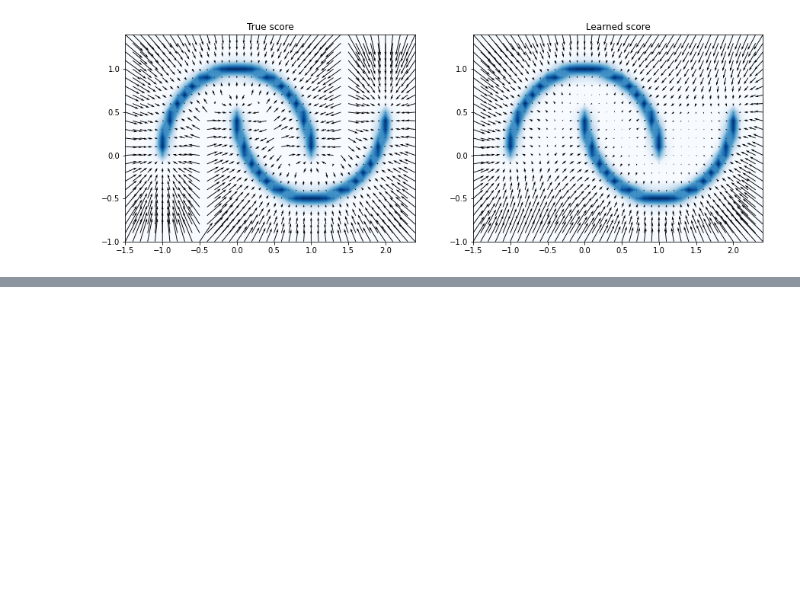
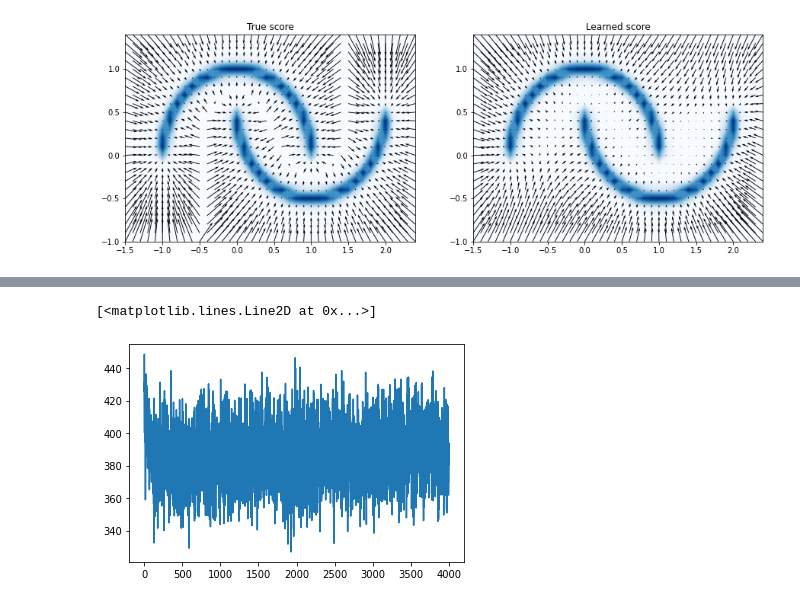
Before and after one commit to astrodeepnet/sbi_experiments, a Jupyter notebook: notebooks/score_matching/DenseScoreMatching.ipynb, the cells around one changed output, grey strips where cells are left out. Saved outputs shown, nothing was run; the diff lists cells and outputs as text; code cells hidden in the pictures; blank space fills up the shorter version.

```diff
--- a/notebooks/score_matching/DenseScoreMatching.ipynb
+++ b/notebooks/score_matching/DenseScoreMatching.ipynb
@@ -141,0 +158,48 @@ title('Learned score');
+# %%
+model = hk.without_apply_rng(hk.transform(lambda x : NeuralScoreModel()(x)))
+
+rng_seq = hk.PRNGSequence(12)
+params = model.init(next(rng_seq), jnp.zeros([1,d]))
+# %%
+@jax.jit
+def loss_fn(params, batch, score):
+  out = jax.vmap(jax.grad(lambda x: model.apply(params, x).squeeze()))(batch) # Here we extract the grad of the model
+  return jnp.mean( jnp.sum((out - score)**2, axis=1))
+
+@jax.jit
+def update(params, opt_state, batch, score):
+    """Single SGD update step."""
+    loss, grads = jax.value_and_grad(loss_fn)(params, batch, score)
+    updates, new_opt_state = optimizer.update(grads, opt_state)
+    new_params = optax.apply_updates(params, updates)
+
+    return loss, new_params, new_opt_state
+# %%
+learning_rate=0.001
+optimizer = optax.adam(learning_rate)
+# %%
+batch_size=1024
+
+@jax.jit
+def get_batch(seed):
+  two_moons = get_two_moons(sigma= 0.05)
+  batch = two_moons.sample(batch_size, seed=seed)
+  score = jax.vmap(jax.grad(two_moons.log_prob))(batch)
+
+  return batch, score
+
+losses = []
+it = 4000
+
+opt_state = optimizer.init(params)
+master_seed = hk.PRNGSequence(0)
+
+for step in tqdm(range(it)):
+  batch, score = get_batch(next(master_seed))
+  l, params, opt_state = update(params, opt_state, batch, score)
+  losses.append(l)
+# %%
+plot(losses)
+# %% [output]
+[<matplotlib.lines.Line2D at 0x...>]
+[figure, added]
```
Also changed, not shown: parts of 12 cells of this notebook.
